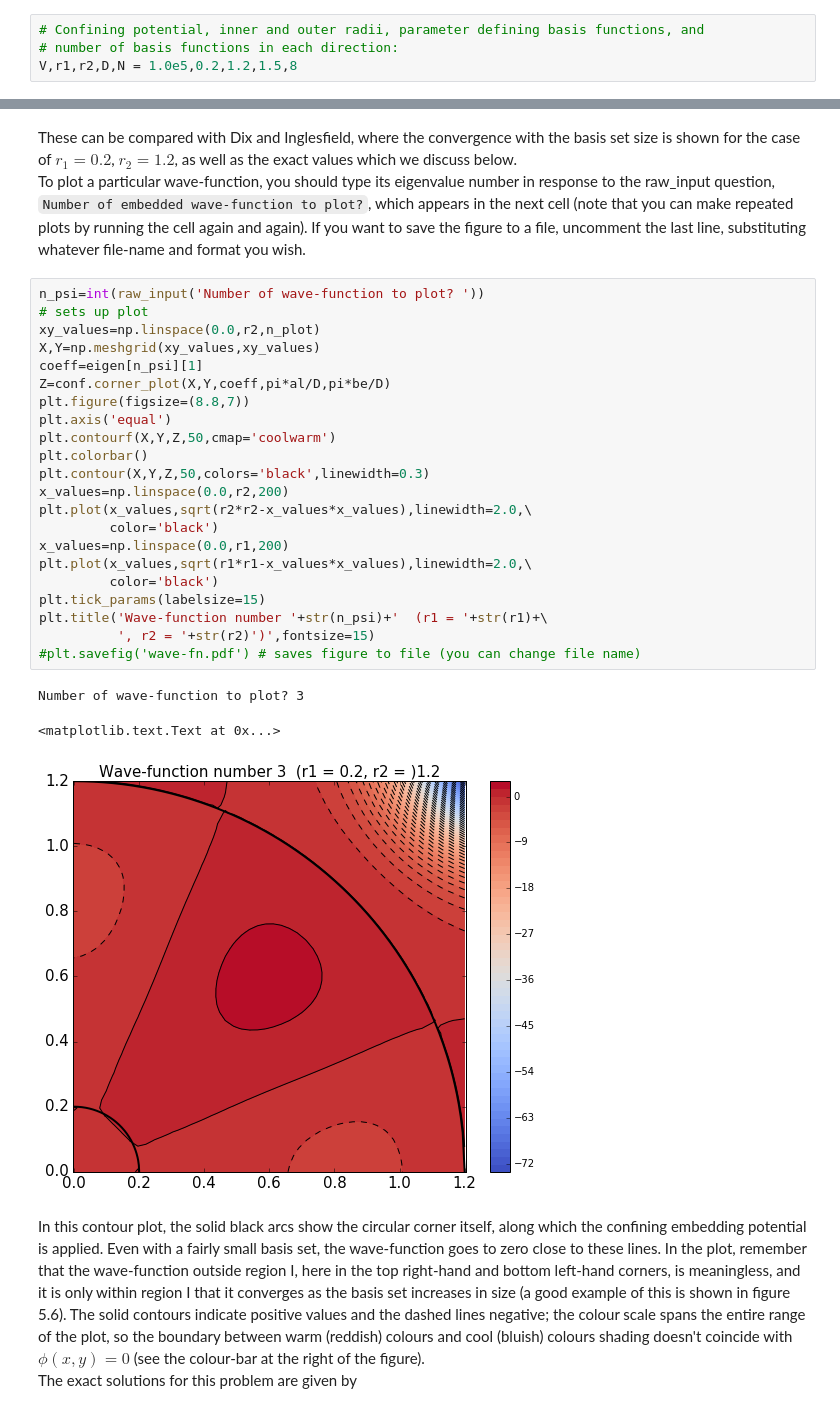
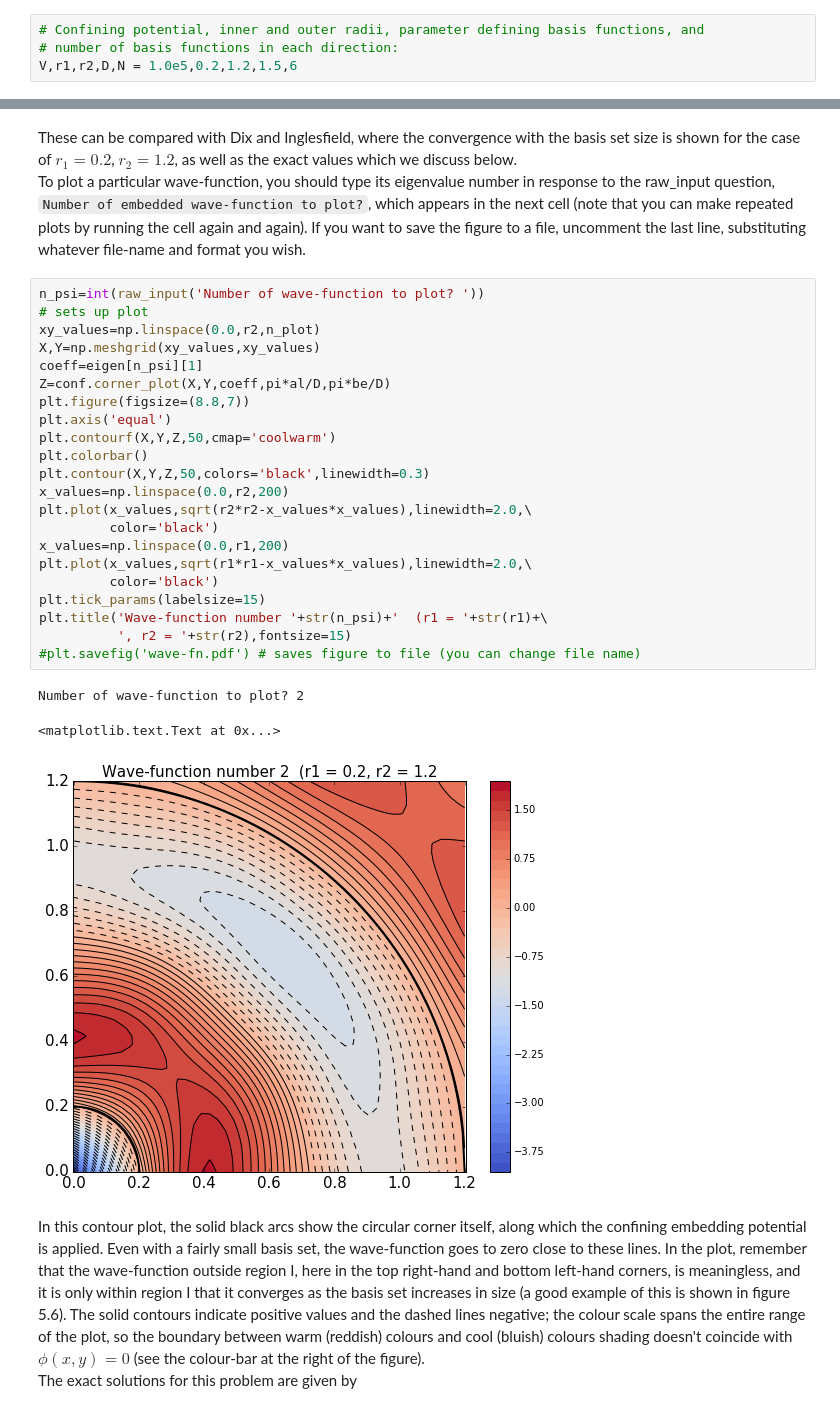
Before and after one commit to johninglesfield/embedding-notebook2, a Jupyter notebook: Embedding Notebook 2.ipynb, the cells around one changed output, grey strips where cells are left out. Saved outputs shown, nothing was run; the diff lists cells and outputs as text.

```diff
--- a/Embedding Notebook 2.ipynb
+++ b/Embedding Notebook 2.ipynb
@@ -279,7 +279,7 @@ As a first study of the circular corner, we shall calculate the bound states wit
 # %%
 # Confining potential, inner and outer radii, parameter defining basis functions, and
 # number of basis functions in each direction:
-V,r1,r2,D,N = 1.0e5,0.2,1.2,1.5,8
+V,r1,r2,D,N = 1.0e5,0.2,1.2,1.5,6
 # %% [markdown]
 We call the function `corner_matrices` in the module `confinement` to set up the Hamiltonian, overlap and embedding matrix elements, just as for the quadrant. The function returns the energy-sorted eigenvalues, which are printed out, and the normal coefficients of the corresponding eigenvectors. Two additional parameters which can be changed at this stage are `n_print`, the number of eigenvalues printed out, and `n_plot`, the number of mesh points in each direction when we plot the wave-functions.
 # %%
@@ -319,29 +314,29 @@ To plot a particular wave-function, you should type its eigenvalue number in res
 # %%
 n_psi=int(raw_input('Number of wave-function to plot? '))
 # sets up plot
 xy_values=np.linspace(0.0,r2,n_plot)
 X,Y=np.meshgrid(xy_values,xy_values)
 coeff=eigen[n_psi][1]
 Z=conf.corner_plot(X,Y,coeff,pi*al/D,pi*be/D)
 plt.figure(figsize=(8.8,7))
 plt.axis('equal')
 plt.contourf(X,Y,Z,50,cmap='coolwarm')
 plt.colorbar()
 plt.contour(X,Y,Z,50,colors='black',linewidth=0.3)
 x_values=np.linspace(0.0,r2,200)
 plt.plot(x_values,sqrt(r2*r2-x_values*x_values),linewidth=2.0,\
          color='black')
 x_values=np.linspace(0.0,r1,200)
 plt.plot(x_values,sqrt(r1*r1-x_values*x_values),linewidth=2.0,\
          color='black')
 plt.tick_params(labelsize=15)
 plt.title('Wave-function number '+str(n_psi)+'  (r1 = '+str(r1)+\
-          ', r2 = '+str(r2)')',fontsize=15)
+          ', r2 = '+str(r2),fontsize=15)
 #plt.savefig('wave-fn.pdf') # saves figure to file (you can change file name)
 # %% [output]
-Number of wave-function to plot? 3
+Number of wave-function to plot? 2
 <matplotlib.text.Text at 0x...>
-[figure, old version]
+[figure, new version]
 # %% [markdown]
 In this contour plot, the solid black arcs show the circular corner itself, along which the confining embedding potential is applied. Even with a fairly small basis set, the wave-function goes to zero close to these lines. In the plot, remember that the wave-function outside region I, here in the top right-hand and bottom left-hand corners, is meaningless, and it is only within region I that it converges as the basis set increases in size (a good example of this is shown in figure 5.6). The solid contours indicate positive values and the dashed lines negative; the colour scale spans the entire range of the plot, so the boundary between warm (reddish) colours and cool (bluish) colours shading doesn't coincide with $\phi(x,y)=0$ (see the colour-bar at the right of the figure).
 The exact solutions for this problem are given by
```
Also changed, not shown: parts of 3 cells of this notebook.
